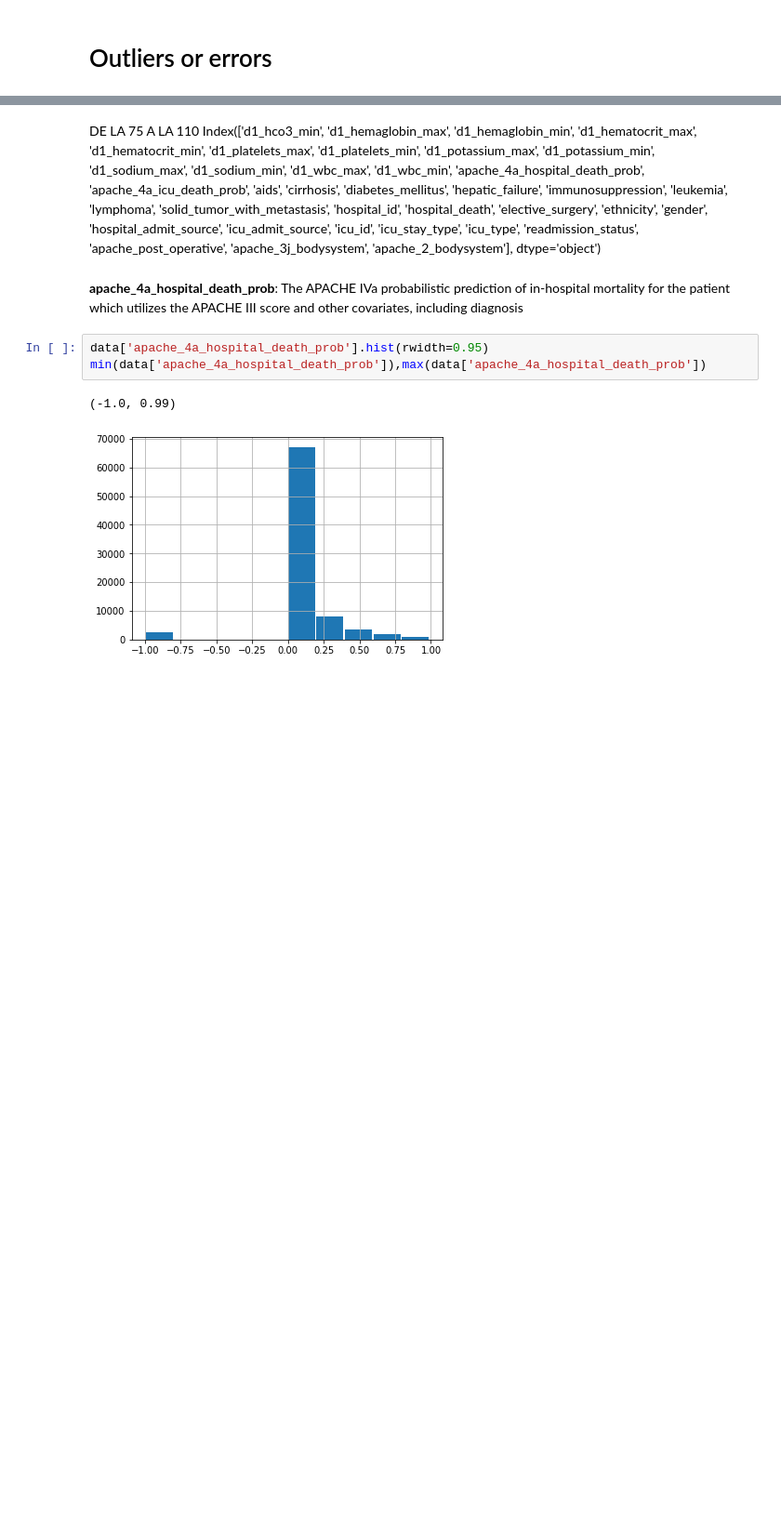
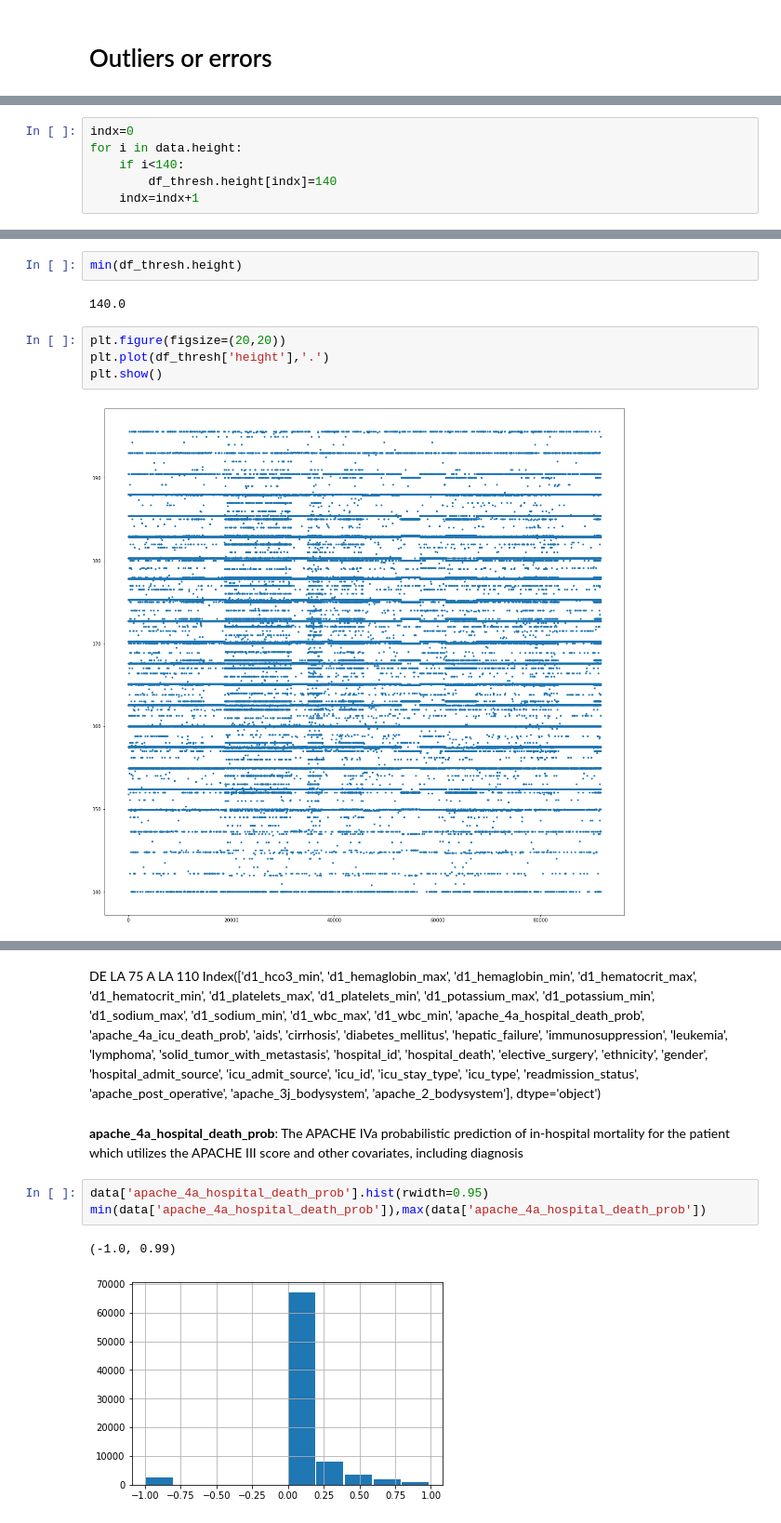
Before and after one commit to amsc101/ICU, a Jupyter notebook: ICU_Mortality_preprocessing.ipynb, the cells around one changed output, grey strips where cells are left out. Shown at 93% size. Saved outputs shown, nothing was run; the diff lists cells and outputs as text; blank space fills up the shorter version.

```diff
--- a/ICU_Mortality_preprocessing.ipynb
+++ b/ICU_Mortality_preprocessing.ipynb
@@ -101,0 +141,6 @@ See the caveats in the documentation: https://pandas.pydata.org/pandas-docs/stab
+# %%
+indx=0
+for i in data.height:
+    if i<140:
+        df_thresh.height[indx]=140
+    indx=indx+1
@@ -101,0 +157,10 @@ See the caveats in the documentation: https://pandas.pydata.org/pandas-docs/stab
+# %%
+min(df_thresh.height)
+# %% [output]
+140.0
+# %%
+plt.figure(figsize=(20,20))
+plt.plot(df_thresh['height'],'.')
+plt.show()
+# %% [output]
+[figure, added]
```
Also changed, not shown: parts of 53 cells of this notebook.
